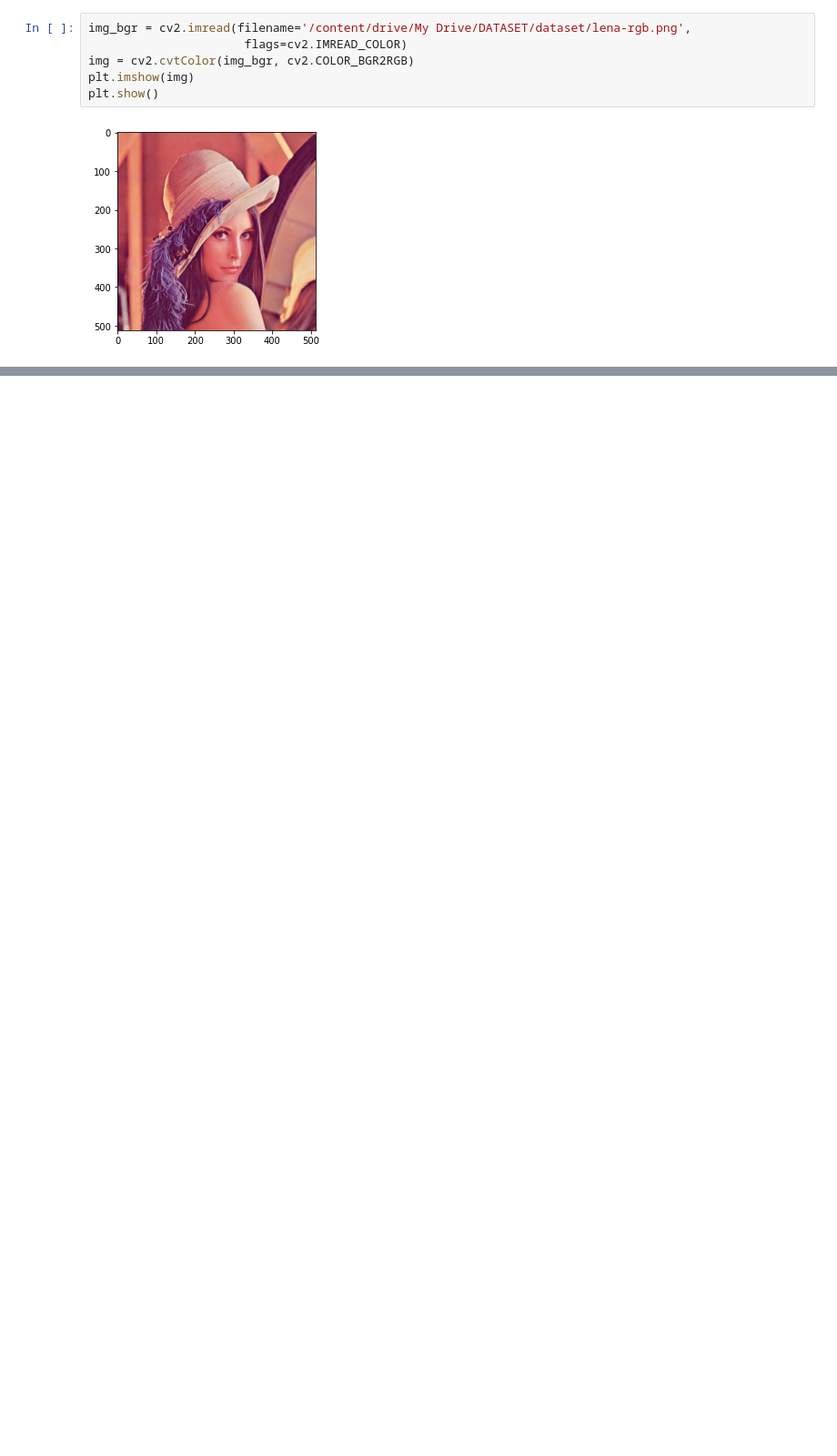
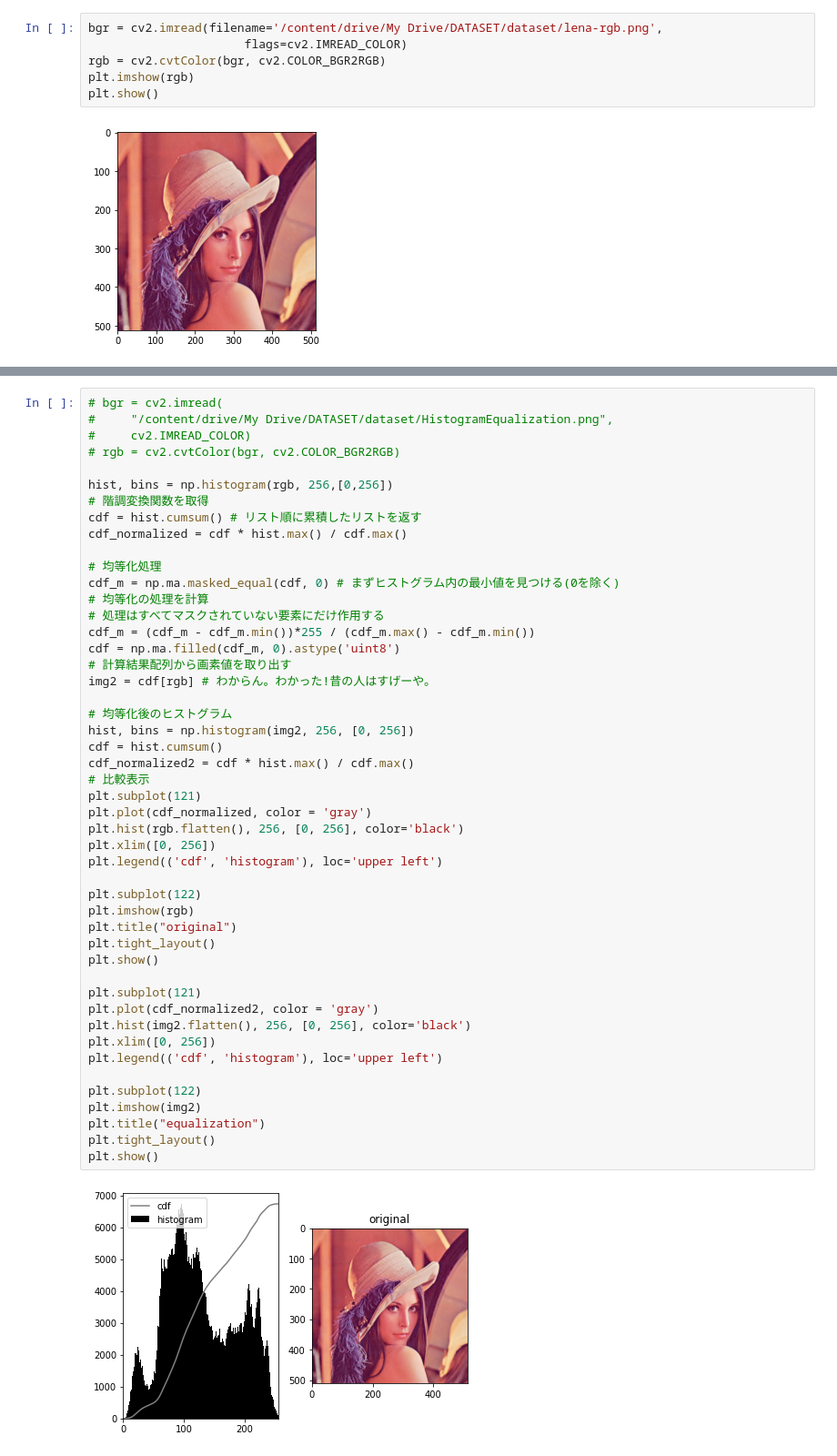
Before and after one commit to ken-ty/image-contrast-adjustment, a Jupyter notebook: image_contrast_adjustment.ipynb, the cells around one changed output, grey strips where cells are left out. Shown at 91% size. Saved outputs shown, nothing was run; the diff lists cells and outputs as text; blank space fills up the shorter version.

```diff
--- a/image_contrast_adjustment.ipynb
+++ b/image_contrast_adjustment.ipynb
@@ -20,10 +16,10 @@ Mounted at /content/drive
 # %% [markdown]
 画像の確認
 # %%
-img_bgr = cv2.imread(filename='/content/drive/My Drive/DATASET/dataset/lena-rgb.png',
+bgr = cv2.imread(filename='/content/drive/My Drive/DATASET/dataset/lena-rgb.png',
                       flags=cv2.IMREAD_COLOR)
-img = cv2.cvtColor(img_bgr, cv2.COLOR_BGR2RGB)
-plt.imshow(img)
+rgb = cv2.cvtColor(bgr, cv2.COLOR_BGR2RGB)
+plt.imshow(rgb)
 plt.show()
 # %% [output]
 [figure]
@@ -50,0 +49,50 @@ plt.show()
+# %%
+# bgr = cv2.imread(
+#     "/content/drive/My Drive/DATASET/dataset/HistogramEqualization.png",
+#     cv2.IMREAD_COLOR)
+# rgb = cv2.cvtColor(bgr, cv2.COLOR_BGR2RGB)
+
+hist, bins = np.histogram(rgb, 256,[0,256])
+# 階調変換関数を取得
+cdf = hist.cumsum() # リスト順に累積したリストを返す
+cdf_normalized = cdf * hist.max() / cdf.max()
+
+# 均等化処理
+cdf_m = np.ma.masked_equal(cdf, 0) # まずヒストグラム内の最小値を見つける(0を除く)
+# 均等化の処理を計算
+# 処理はすべてマスクされていない要素にだけ作用する
+cdf_m = (cdf_m - cdf_m.min())*255 / (cdf_m.max() - cdf_m.min())
+cdf = np.ma.filled(cdf_m, 0).astype('uint8')
+# 計算結果配列から画素値を取り出す
+img2 = cdf[rgb] # わからん。わかった!昔の人はすげーや。
+
+# 均等化後のヒストグラム
+hist, bins = np.histogram(img2, 256, [0, 256])
+cdf = hist.cumsum()
+cdf_normalized2 = cdf * hist.max() / cdf.max()
+# 比較表示
+plt.subplot(121)
+plt.plot(cdf_normalized, color = 'gray')
+plt.hist(rgb.flatten(), 256, [0, 256], color='black')
+plt.xlim([0, 256])
+plt.legend(('cdf', 'histogram'), loc='upper left')
+
+plt.subplot(122)
+plt.imshow(rgb)
+plt.title("original")
+plt.tight_layout()
+plt.show()
+
+plt.subplot(121)
+plt.plot(cdf_normalized2, color = 'gray')
+plt.hist(img2.flatten(), 256, [0, 256], color='black')
+plt.xlim([0, 256])
+plt.legend(('cdf', 'histogram'), loc='upper left')
+
+plt.subplot(122)
+plt.imshow(img2)
+plt.title("equalization")
+plt.tight_layout()
+plt.show()
+# %% [output]
+[figure, added]
```
Also changed, not shown: parts of 6 cells of this notebook.
